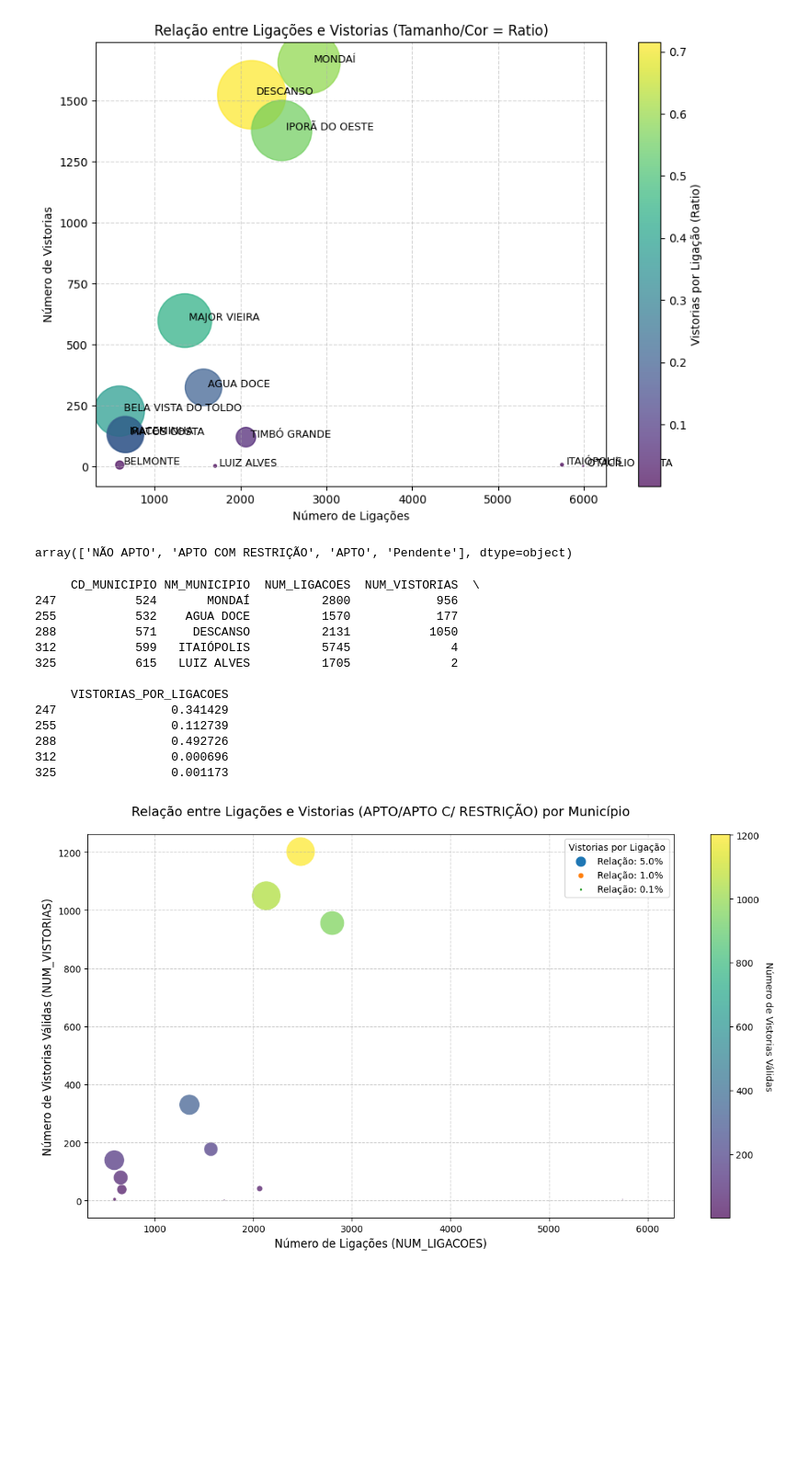
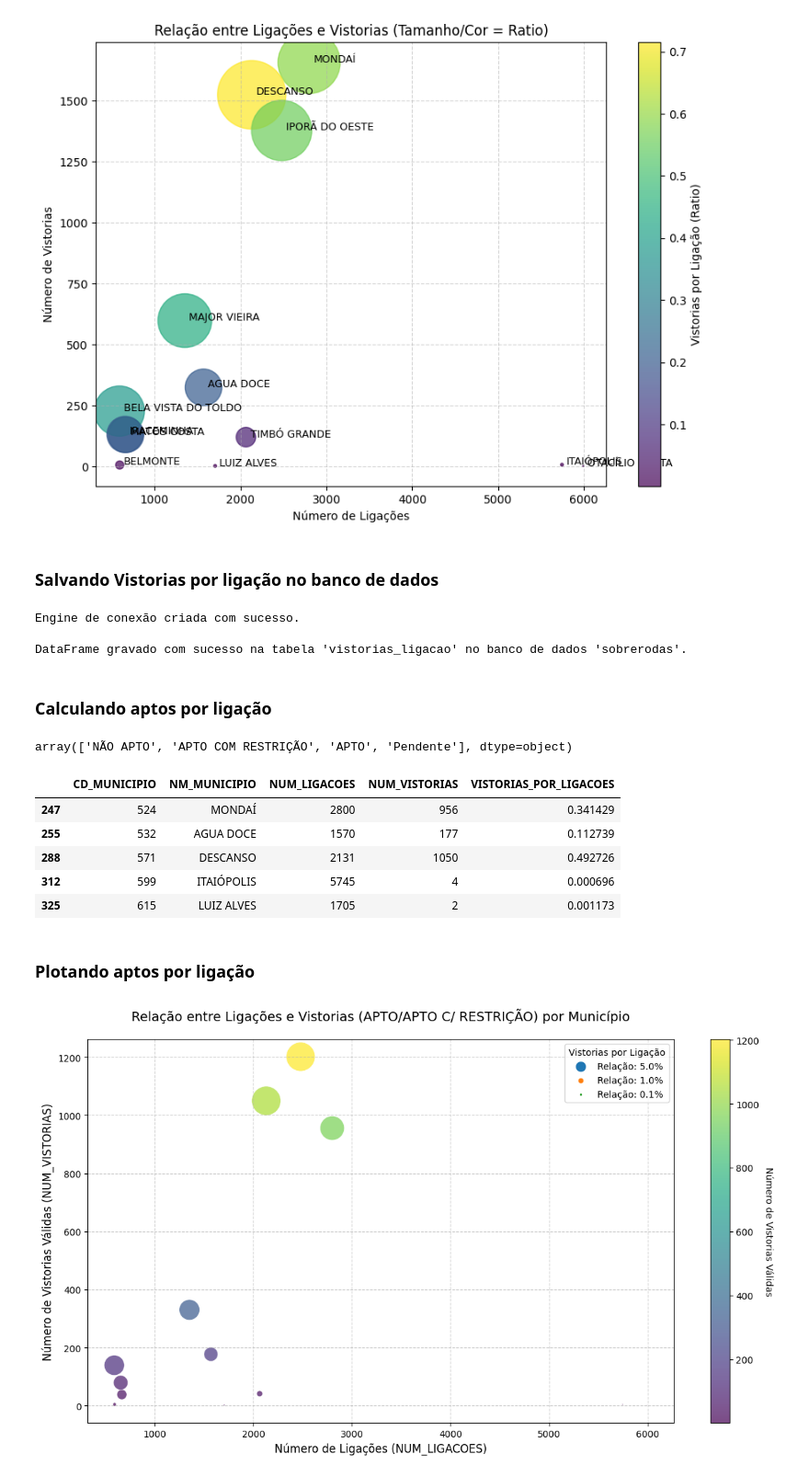
Before and after one commit to brenosyperrek/sobre-rodas, a Jupyter notebook: notebooks/sr_vistorias_ligacoes.ipynb, the cells around one changed output. Shown at 92% size. Drawn from its saved outputs; the diff is of its cells as text; code cells hidden in the pictures; blank space fills up the shorter version.

```diff
--- a/notebooks/sr_vistorias_ligacoes.ipynb
+++ b/notebooks/sr_vistorias_ligacoes.ipynb
@@ -176,6 +211,55 @@ plt.grid(True, linestyle='--', alpha=0.5)
 plt.show()
 # %% [output]
 [figure]
+# %% [markdown]
+### Salvando Vistorias por ligação no banco de dados
+# %%
+DB_USER = "superset"
+DB_PASSWORD = "superset"
+DB_HOST = "superset.casan.com.br"
+DB_PORT = "5432"
+DB_NAME = "sobrerodas"
+TABLE_NAME = "vistorias_ligacao"
+
+# --- 2. Criar a Engine de Conexão (SQLAlchemy) ---
+
+DATABASE_URL = f"postgresql+psycopg2://{DB_USER}:{DB_PASSWORD}@{DB_HOST}:{DB_PORT}/{DB_NAME}"
+
+try:
+    engine = create_engine(DATABASE_URL)
+    print("Engine de conexão criada com sucesso.")
+
+    # --- 3. Gravar o DataFrame na Tabela do PostgreSQL ---
+
+    df_vistorias_por_ligacao.to_sql(
+        name=TABLE_NAME,
+        con=engine,
+        if_exists='replace', # Opções: 'fail', 'replace', 'append'
+        index=False          # Não grava o índice do DataFrame como coluna
+    )
+
+    print(f"\nDataFrame gravado com sucesso na tabela '{TABLE_NAME}' no banco de dados '{DB_NAME}'.")
+
+except ImportError:
+    print("\nERRO: Certifique-se de que os pacotes 'pandas', 'sqlalchemy' e 'psycopg2' estão instalados.")
+    print("Execute: pip install pandas sqlalchemy psycopg2")
+except Exception as e:
+    print(f"\nOCORREU UM ERRO ao tentar conectar ou gravar no banco de dados:")
+    print(e)
+    # Exibe a linha do erro, se possível
+    exc_type, exc_obj, exc_tb = sys.exc_info()
+    print(f"Linha do erro: {exc_tb.tb_lineno}")
+finally:
+    # É uma boa prática descartar a engine no final, embora não seja estritamente necessário
+    # se o script for encerrado logo em seguida.
+    if 'engine' in locals():
+        engine.dispose()
+# %% [output]
+Engine de conexão criada com sucesso.
+
+DataFrame gravado com sucesso na tabela 'vistorias_ligacao' no banco de dados 'sobrerodas'.
+# %% [markdown]
+### Calculando aptos por ligação
 # %%
 df_vistorias['SITUACAO_VISTORIA_DESCRICAO'].unique()
 # %% [output]
@@ -222,47 +306,42 @@ df_final = pd.merge(
     how='left'
 )
 
 # 4. Tratar valores NaN
 df_final['NUM_LIGACOES'] = df_final['NUM_LIGACOES'].fillna(0).astype(int)
 # O NUM_VISTORIAS será tratado no próximo passo para filtrar, mas é bom preencher para o cálculo
 df_final['NUM_VISTORIAS'] = df_final['NUM_VISTORIAS'].fillna(0).astype(int)
 
 
 # 5. FILTRAR: Manter apenas os municípios onde NUM_VISTORIAS > 0
 df_final_filtrado = df_final[df_final['NUM_VISTORIAS'] > 0].copy()
 
 
 # 6. Calcular VISTORIAS_POR_LIGACAOES (no dataframe já filtrado)
 df_final_filtrado['VISTORIAS_POR_LIGACOES'] = np.where(
     df_final_filtrado['NUM_LIGACOES'] != 0,
     np.divide(df_final_filtrado['NUM_VISTORIAS'], df_final_filtrado['NUM_LIGACOES']),
     0.0 # Define 0.0 onde NUM_LIGACOES é zero
 )
 
 # 7. Selecionar e reordenar as colunas finais
-df_resultado = df_final_filtrado[[
+df_aptos_por_ligacao = df_final_filtrado[[
     'CD_MUNICIPIO',
     'NM_MUNICIPIO',
     'NUM_LIGACOES',
     'NUM_VISTORIAS',
     'VISTORIAS_POR_LIGACOES'
 ]]
 
 # Exibir o DataFrame resultante
-print(df_resultado.head())
+df_aptos_por_ligacao.head()
 # %% [output]
-     CD_MUNICIPIO NM_MUNICIPIO  NUM_LIGACOES  NUM_VISTORIAS  \
-247           524       MONDAÍ          2800            956
-255           532    AGUA DOCE          1570            177
-288           571     DESCANSO          2131           1050
-312           599   ITAIÓPOLIS          5745              4
-325           615   LUIZ ALVES          1705              2
-
-     VISTORIAS_POR_LIGACOES
-247                0.341429
-255                0.112739
-288                0.492726
-312                0.000696
-325                0.001173
+|  | CD_MUNICIPIO | NM_MUNICIPIO | NUM_LIGACOES | NUM_VISTORIAS | VISTORIAS_POR_LIGACOES |
+| 247 | 524 | MONDAÍ | 2800 | 956 | 0.341429 |
+| 255 | 532 | AGUA DOCE | 1570 | 177 | 0.112739 |
+| 288 | 571 | DESCANSO | 2131 | 1050 | 0.492726 |
+| 312 | 599 | ITAIÓPOLIS | 5745 | 4 | 0.000696 |
+| 325 | 615 | LUIZ ALVES | 1705 | 2 | 0.001173 |
+# %% [markdown]
+### Plotando aptos por ligação
 # %%
 # Definindo as variáveis para o gráfico de dispersão
```
Also changed, not shown: parts of 15 cells of this notebook, 5 other files.
